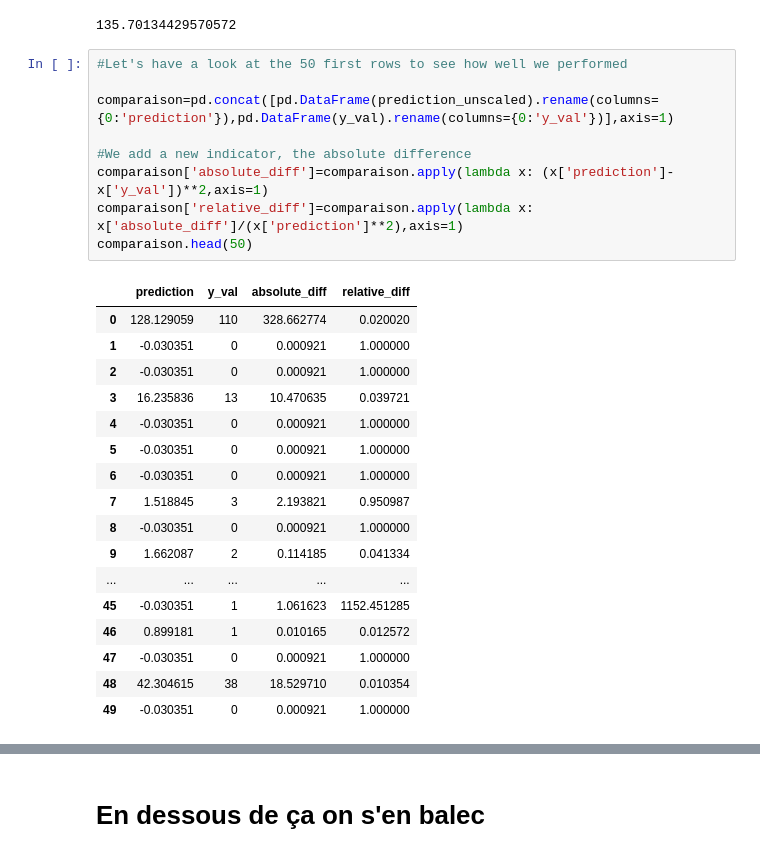
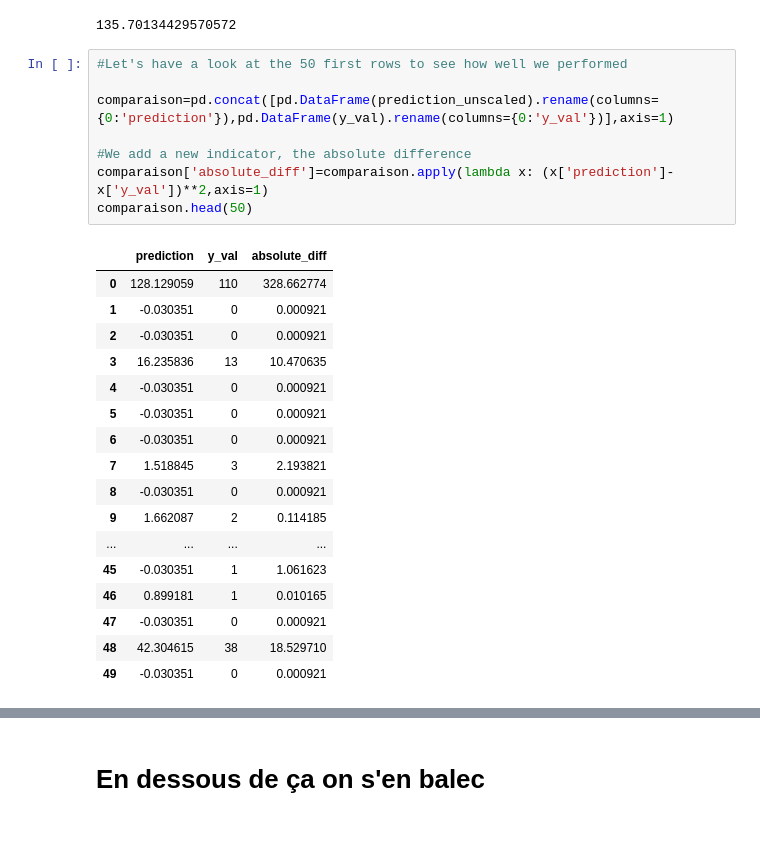
Before and after one commit to Esbrouffes/MLChall1, a Jupyter notebook: Chall 2/Neural Network .ipynb, the cells around one changed output, grey strips where cells are left out. Drawn from its saved outputs; the diff is of its cells as text.

```diff
--- a/Chall 2/Neural Network .ipynb
+++ b/Chall 2/Neural Network .ipynb
@@ -170,27 +172,26 @@ sklearn.metrics.mean_squared_error(y_val, prediction_unscaled)
 # %%
 #Let's have a look at the 50 first rows to see how well we performed
 
 comparaison=pd.concat([pd.DataFrame(prediction_unscaled).rename(columns={0:'prediction'}),pd.DataFrame(y_val).rename(columns={0:'y_val'})],axis=1)
 
 #We add a new indicator, the absolute difference
 comparaison['absolute_diff']=comparaison.apply(lambda x: (x['prediction']-x['y_val'])**2,axis=1)
-comparaison['relative_diff']=comparaison.apply(lambda x: x['absolute_diff']/(x['prediction']**2),axis=1)
 comparaison.head(50)
 # %% [output]
-|  | prediction | y_val | absolute_diff | relative_diff |
-| 0 | 128.129059 | 110 | 328.662774 | 0.020020 |
-| 1 | -0.030351 | 0 | 0.000921 | 1.000000 |
-| 2 | -0.030351 | 0 | 0.000921 | 1.000000 |
-| 3 | 16.235836 | 13 | 10.470635 | 0.039721 |
-| 4 | -0.030351 | 0 | 0.000921 | 1.000000 |
-| 5 | -0.030351 | 0 | 0.000921 | 1.000000 |
-| 6 | -0.030351 | 0 | 0.000921 | 1.000000 |
-| 7 | 1.518845 | 3 | 2.193821 | 0.950987 |
-| 8 | -0.030351 | 0 | 0.000921 | 1.000000 |
-| 9 | 1.662087 | 2 | 0.114185 | 0.041334 |
-| ... | ... | ... | ... | ... |
-| 45 | -0.030351 | 1 | 1.061623 | 1152.451285 |
-| 46 | 0.899181 | 1 | 0.010165 | 0.012572 |
-| 47 | -0.030351 | 0 | 0.000921 | 1.000000 |
-| 48 | 42.304615 | 38 | 18.529710 | 0.010354 |
-| 49 | -0.030351 | 0 | 0.000921 | 1.000000 |
+|  | prediction | y_val | absolute_diff |
+| 0 | 128.129059 | 110 | 328.662774 |
+| 1 | -0.030351 | 0 | 0.000921 |
+| 2 | -0.030351 | 0 | 0.000921 |
+| 3 | 16.235836 | 13 | 10.470635 |
+| 4 | -0.030351 | 0 | 0.000921 |
+| 5 | -0.030351 | 0 | 0.000921 |
+| 6 | -0.030351 | 0 | 0.000921 |
+| 7 | 1.518845 | 3 | 2.193821 |
+| 8 | -0.030351 | 0 | 0.000921 |
+| 9 | 1.662087 | 2 | 0.114185 |
+| ... | ... | ... | ... |
+| 45 | -0.030351 | 1 | 1.061623 |
+| 46 | 0.899181 | 1 | 0.010165 |
+| 47 | -0.030351 | 0 | 0.000921 |
+| 48 | 42.304615 | 38 | 18.529710 |
+| 49 | -0.030351 | 0 | 0.000921 |
```
Also changed, not shown: parts of 16 cells of this notebook.
